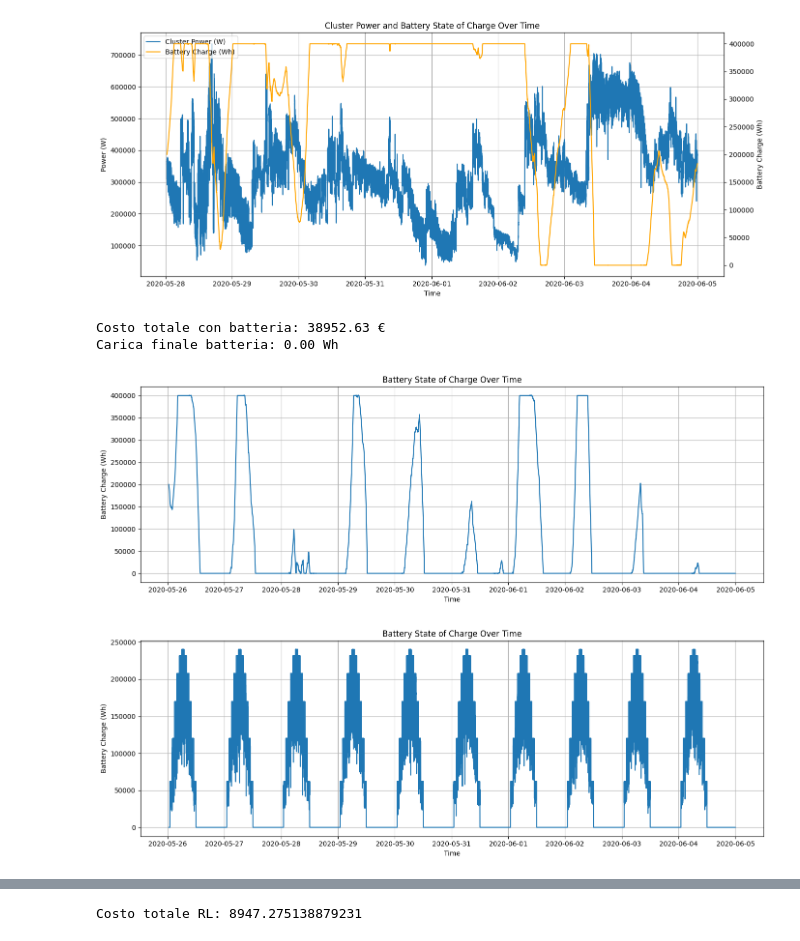
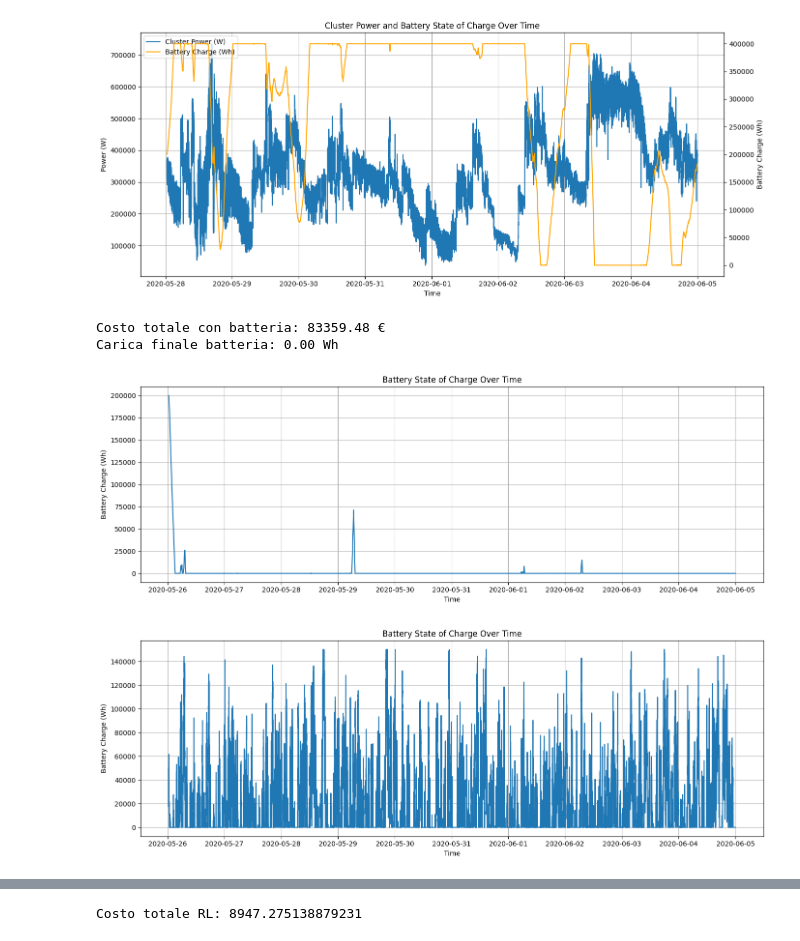
Before and after one commit to alessandroPetz/rl_hpc_power_aware, a Jupyter notebook: test_simulations.ipynb, the cells around one changed output, grey strips where cells are left out. Drawn from its saved outputs; the diff is of its cells as text; code cells hidden in the pictures.

Commit message:
dirty solar added, first rl better

```diff
--- a/test_simulations.ipynb
+++ b/test_simulations.ipynb
@@ -498,8 +498,8 @@ df["price_base"] = df["time"].apply(dynamic_low_price)
 
 rm = RenewableModels(seed=123)   # seed diverso per training
 
-df["P_solar"] = rm.solar_cloudy(df)
-df["P_wind"] = rm.wind_stochastic_daily(df)
+df["P_solar"] = rm.solar_cloudy2(df)
+df["P_wind"] = rm.wind_stochastic(df)
 df["P_ren"]   = df["P_solar"] + df["P_wind"]
 
 # df["energy_Wh"] = df["power"] * df["dt_hours"]
@@ -573,33 +573,33 @@ for idx, row in df.iterrows():
     # storico
     battery_history.append(battery)
     time_history.append(t)
 
 
 # normalizzo
 total_cost = total_cost
 
 print(f"Costo totale con batteria: {total_cost:.2f} €")
 print(f"Carica finale batteria: {battery:.2f} Wh")
 
 plt.figure(figsize=(14, 5))
 plt.plot(time_history, battery_history)
 plt.xlabel("Time")
 plt.ylabel("Battery Charge (Wh)")
 plt.title("Battery State of Charge Over Time")
 plt.grid(True)
 plt.tight_layout()
 plt.show()
 
 plt.figure(figsize=(14, 5))
 plt.plot(time_history, df["P_solar"])
 plt.xlabel("Time")
 plt.ylabel("Battery Charge (Wh)")
 plt.title("Battery State of Charge Over Time")
 plt.grid(True)
 plt.tight_layout()
 plt.show()
 # %% [output]
-Costo totale con batteria: 38952.63 €
+Costo totale con batteria: 83359.48 €
 Carica finale batteria: 0.00 Wh
-[figure, old version]
+[figure, new version]
-[figure, old version]
+[figure, new version]
```
Also changed, not shown: parts of 1 cell of this notebook, 2 other files.
